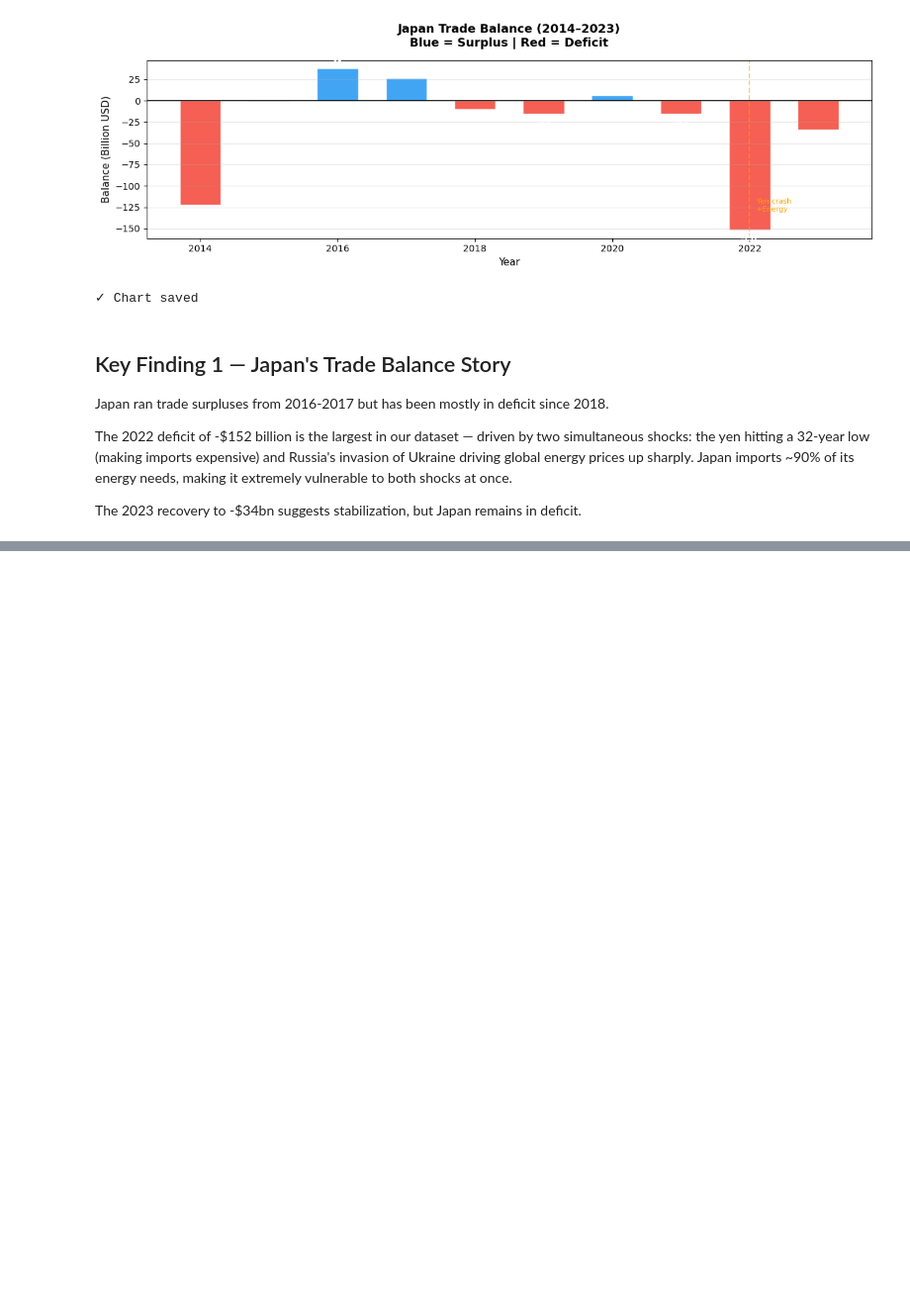
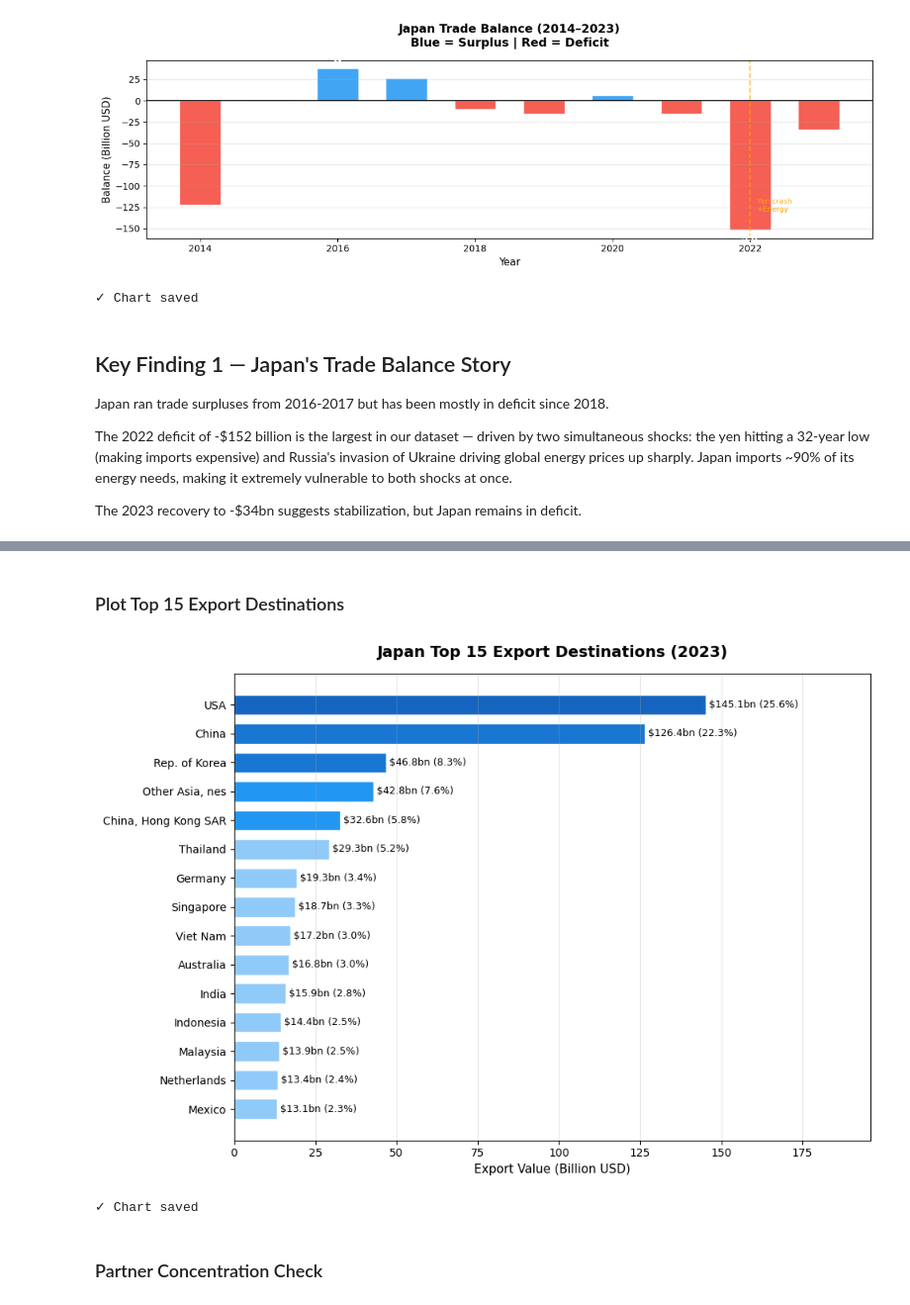
Before and after one commit to Prashant-4527/japan-trade-intelligence, a Jupyter notebook: notebooks/01_eda.ipynb, the cells around one changed output, grey strips where cells are left out. Shown at 99% size. Drawn from its saved outputs; the diff is of its cells as text; code cells hidden in the pictures; blank space fills up the shorter version.

```diff
--- a/notebooks/01_eda.ipynb
+++ b/notebooks/01_eda.ipynb
@@ -428,0 +542,18 @@ The 2023 recovery to -$34bn suggests stabilization, but Japan remains in deficit
+# %%
+japan_exports_2023 = japan_bilateral[
+    (japan_bilateral['flow'] == 'Export') &
+    (japan_bilateral['year'] == 2023)
+].copy()
+
+top_exports = (japan_exports_2023.groupby('partner')['value_usd']
+               .sum()
+               .sort_values(ascending=False)
+               .head(15)
+               .reset_index())
+
+top_exports['value_bn'] = top_exports['value_usd'] / 1e9
+top_exports['share_pct'] = (top_exports['value_usd'] /
+                            top_exports['value_usd'].sum() *100).round(1)
+
+print("Top 15 Export Destinations (2023):")
+print(top_exports[['partner', 'value_bn', 'share_pct']].to_string(index=False))
@@ -428,0 +578,38 @@ The 2023 recovery to -$34bn suggests stabilization, but Japan remains in deficit
+# %% [markdown]
+### Plot Top 15 Export Destinations
+# %%
+fig, ax = plt.subplots(figsize=(10, 7))
+
+colors = ['#1565C0' if i == 0 else '#1976D2' if i < 3
+          else '#2196F3' if i < 5 else '#90CAF9'
+          for i in range(len(top_exports))]
+
+bars = ax.barh(
+    top_exports['partner'][::-1],
+    top_exports['value_bn'][::-1],
+    color=colors[::-1],
+    edgecolor='white',
+    height=0.7
+)
+
+for bar, val, pct in zip(bars,
+                          top_exports['value_bn'][::-1],
+                          top_exports['share_pct'][::-1]):
+    ax.text(bar.get_width() + 1, bar.get_y() + bar.get_height()/2,
+            f'${val:.1f}bn ({pct}%)',
+            va='center', fontsize=9)
+
+ax.set_title("Japan Top 15 Export Destinations (2023)",
+             fontsize=14, fontweight='bold', pad=15)
+ax.set_xlabel("Export Value (Billion USD)", fontsize=11)
+ax.grid(True, alpha=0.3, axis='x')
+ax.set_xlim(0, top_exports['value_bn'].max() * 1.35)
+plt.tight_layout()
+plt.savefig("../reports/japan_top_exports.png", dpi=150, bbox_inches='tight')
+plt.show()
+print("✓ Chart saved")
+# %% [output]
+[figure, added]
+✓ Chart saved
+# %% [markdown]
+### Partner Concentration Check
```
Also changed, not shown: parts of 14 cells of this notebook, 6 other files.
